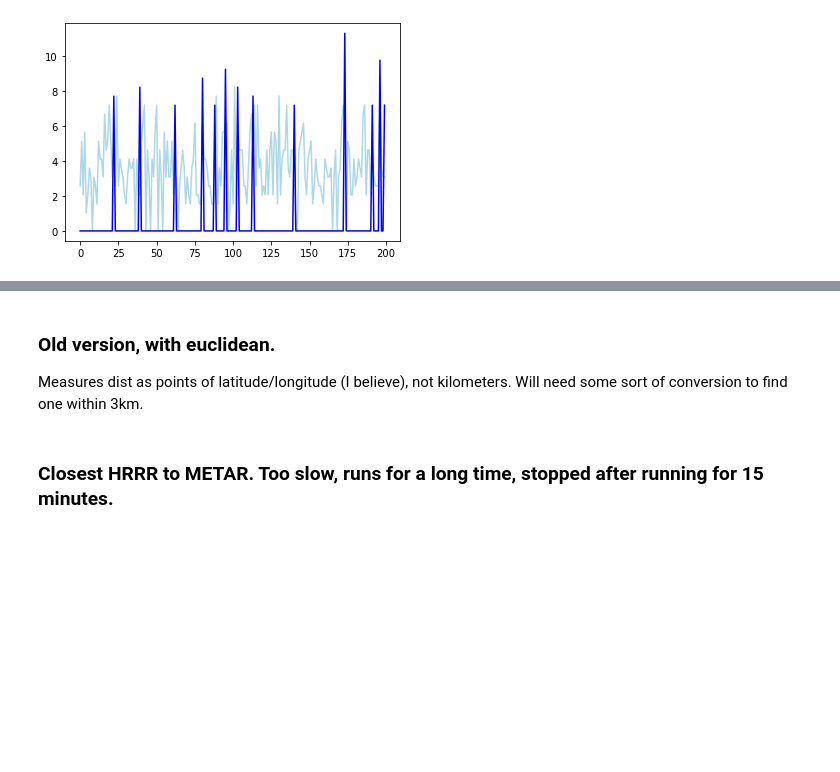
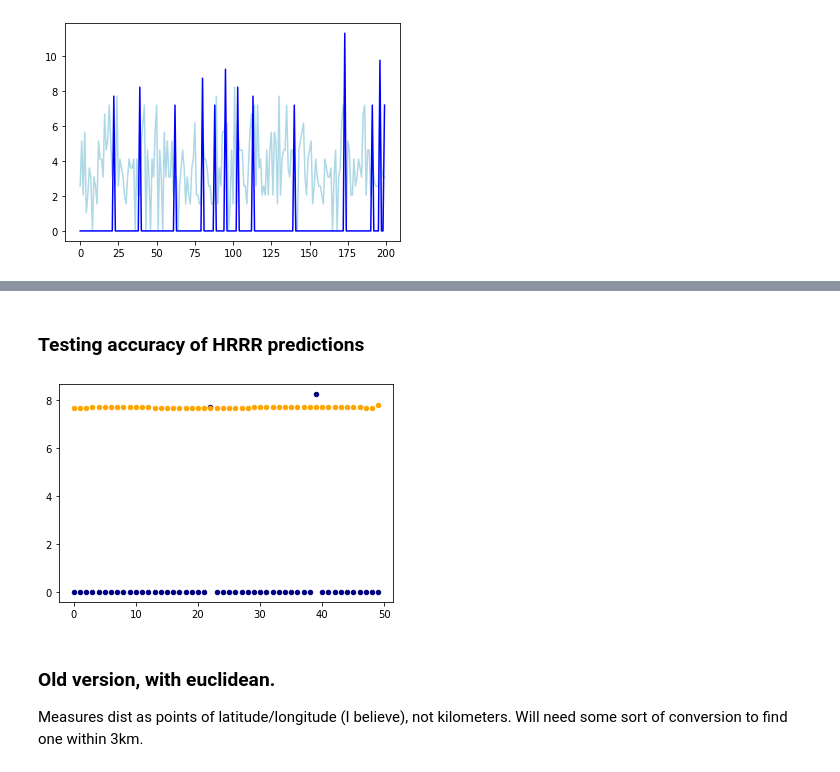
Before and after one commit to jesseturner/Wind-Gust-Predictions, a Jupyter notebook: HRRR_Performance_Evaluation.ipynb, the cells around one changed output, grey strips where cells are left out. Drawn from its saved outputs; the diff is of its cells as text; code cells hidden in the pictures; blank space fills up the shorter version.

```diff
--- a/HRRR_Performance_Evaluation.ipynb
+++ b/HRRR_Performance_Evaluation.ipynb
@@ -173,3 +158,11 @@ plt.show()
+# %% [markdown]
+### Testing accuracy of HRRR predictions
+# %%
+for i in range(0,50):
+    plt.scatter(i, lookup_dict[i]['metar gust'], c='Navy', s=20)
+    plt.scatter(i, lookup_dict[i]['hrrr gust'], c='Orange', s=20)
+# %% [output]
+[figure, added]
 # %% [markdown]
 ### Old version, with euclidean.
 
@@ -207,5 +185,3 @@ for i in range(len(some_pt1)):
             }
 
 empty_dict
-# %% [markdown]
-### Closest HRRR to METAR. Too slow, runs for a long time, stopped after running for 15 minutes.
```
Also changed, not shown: parts of 9 cells of this notebook.
